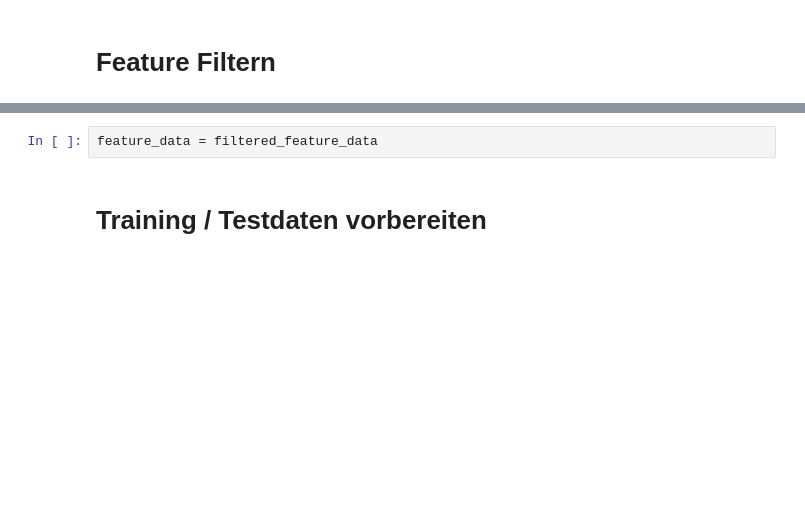
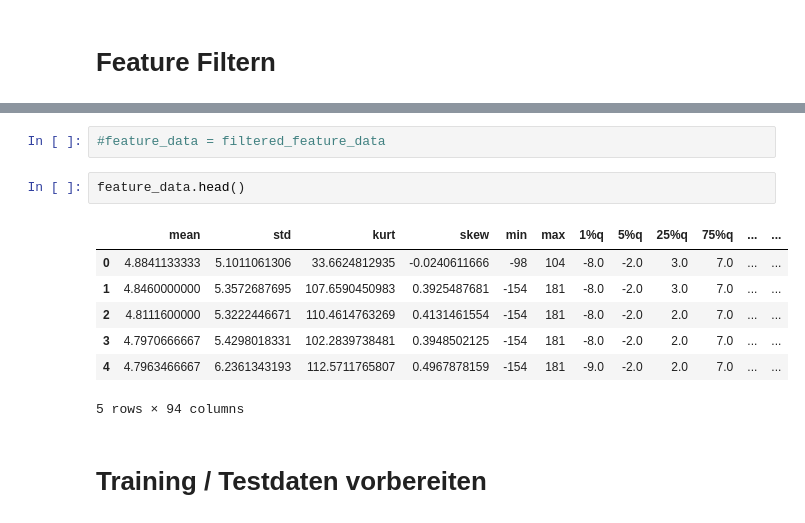
Before and after one commit to domelein/CAS_PML_Earthquake_pred, a Jupyter notebook: Model_FeedForward.ipynb, the cells around one changed output, grey strips where cells are left out. Cells and saved outputs as stored; diff of their text form; blank space fills up the shorter version.

```diff
--- a/Model_FeedForward.ipynb
+++ b/Model_FeedForward.ipynb
@@ -35,5 +49,15 @@ filtered_feature_data = feature_data.filter(items=items_to_filter)
+# %%
+#feature_data = filtered_feature_data
 # %%
-feature_data = filtered_feature_data
+feature_data.head()
+# %% [output]
+|  | mean | std | kurt | skew | min | max | 1%q | 5%q | 25%q | 75%q | ... | ... |
+| 0 | 4.8841133333 | 5.1011061306 | 33.6624812935 | -0.0240611666 | -98 | 104 | -8.0 | -2.0 | 3.0 | 7.0 | ... | ... |
+| 1 | 4.8460000000 | 5.3572687695 | 107.6590450983 | 0.3925487681 | -154 | 181 | -8.0 | -2.0 | 3.0 | 7.0 | ... | ... |
+| 2 | 4.8111600000 | 5.3222446671 | 110.4614763269 | 0.4131461554 | -154 | 181 | -8.0 | -2.0 | 2.0 | 7.0 | ... | ... |
+| 3 | 4.7970666667 | 5.4298018331 | 102.2839738481 | 0.3948502125 | -154 | 181 | -8.0 | -2.0 | 2.0 | 7.0 | ... | ... |
+| 4 | 4.7963466667 | 6.2361343193 | 112.5711765807 | 0.4967878159 | -154 | 181 | -9.0 | -2.0 | 2.0 | 7.0 | ... | ... |
+5 rows × 94 columns
 # %% [markdown]
 # Training / Testdaten vorbereiten
 # %%
```
Also changed, not shown: parts of 13 cells of this notebook.
